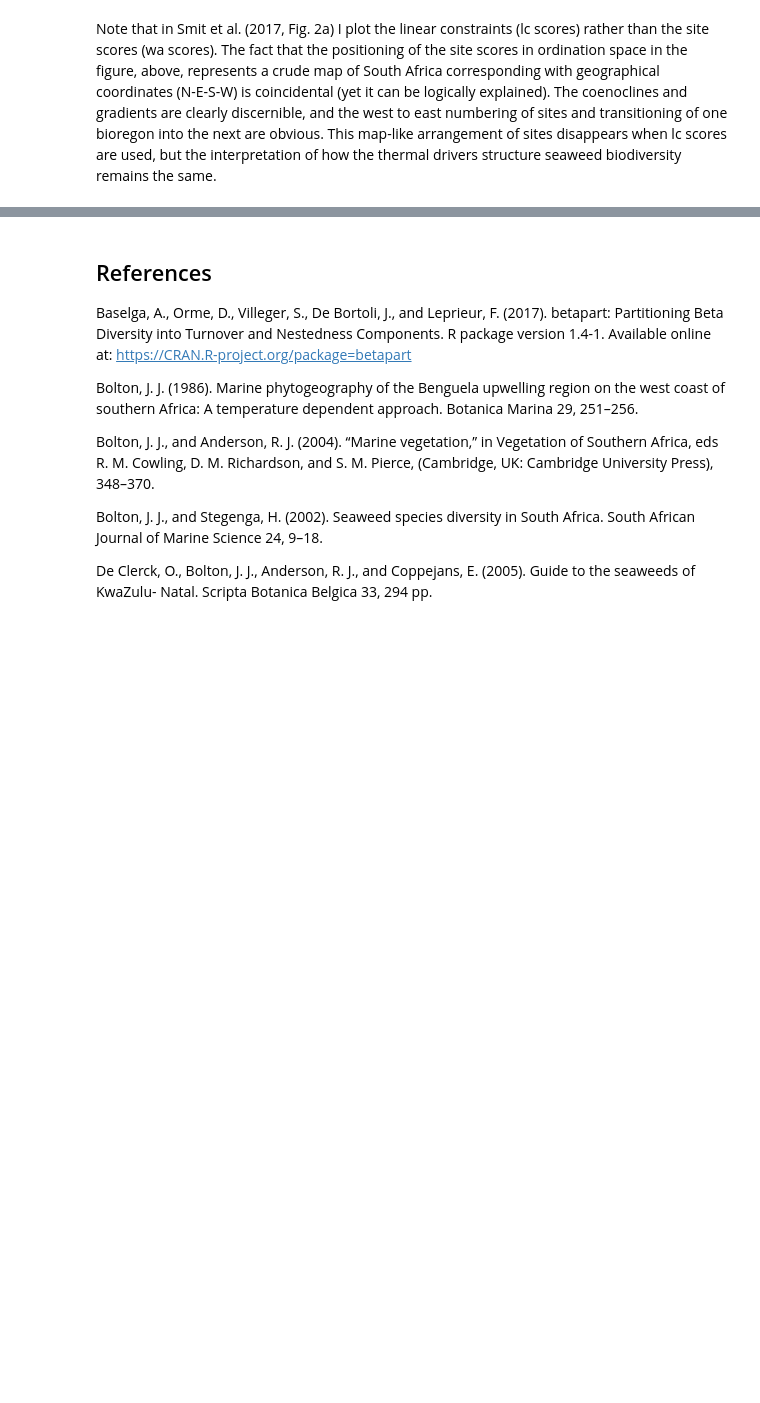
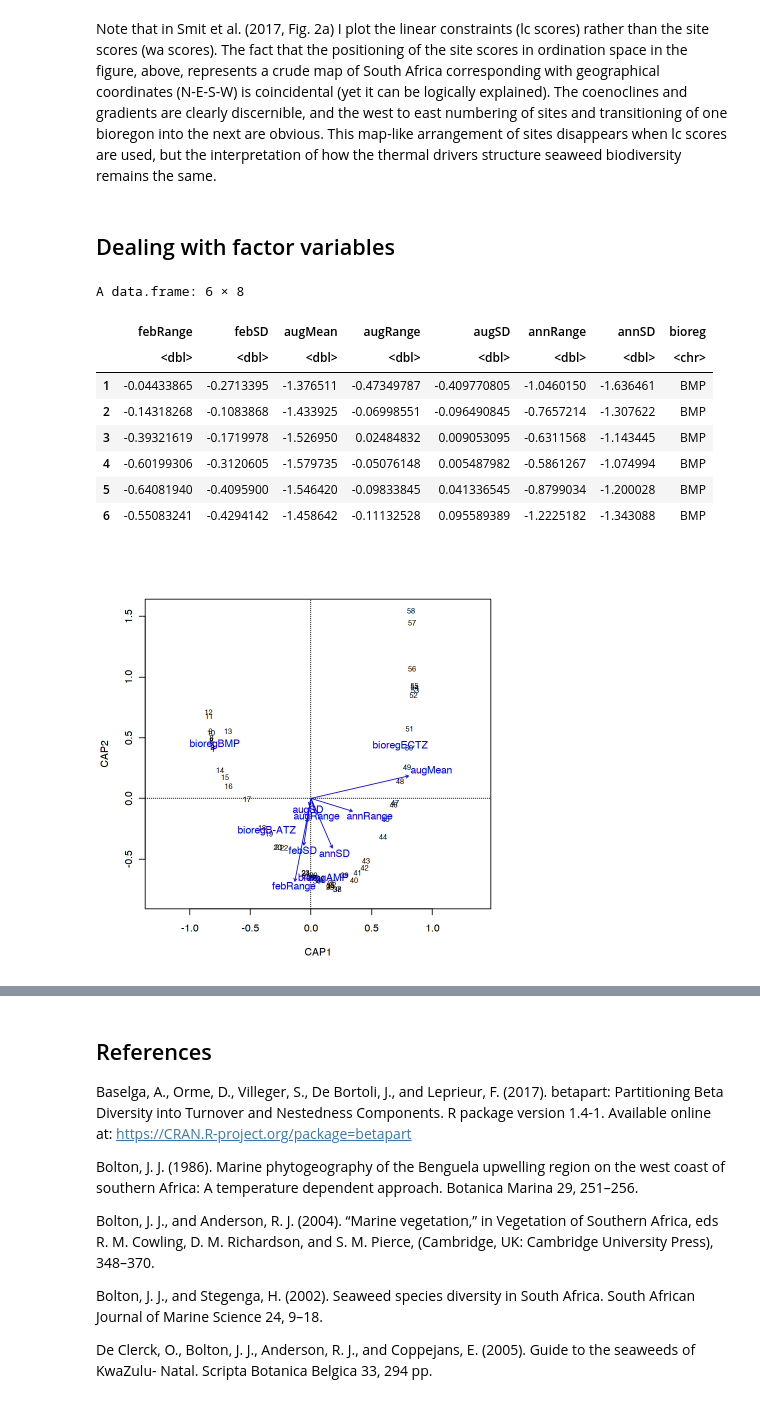
Before and after one commit to ajsmit/Quantitative_Ecology, a Jupyter notebook: jupyter_lab/17-RDA.ipynb, the cells around one changed output, grey strips where cells are left out. Saved outputs shown, nothing was run; the diff lists cells and outputs as text; code cells hidden in the pictures; blank space fills up the shorter version.

Commit message:
Add factor constraints.

```diff
--- a/jupyter_lab/17-RDA.ipynb
+++ b/jupyter_lab/17-RDA.ipynb
@@ -304,3 +321,23 @@ ggplot(data = site_scores, aes(x, y, colour = Bioregion)) +
 [figure]
 # %% [markdown]
 Note that in Smit et al. (2017, Fig. 2a) I plot the linear constraints (lc scores) rather than the site scores (wa scores). The fact that the positioning of the site scores in ordination space in the figure, above, represents a crude map of South Africa corresponding with geographical coordinates (N-E-S-W) is coincidental (yet it can be logically explained). The coenoclines and gradients are clearly discernible, and the west to east numbering of sites and transitioning of one bioregon into the next are obvious. This map-like arrangement of sites disappears when lc scores are used, but the interpretation of how the thermal drivers structure seaweed biodiversity remains the same.
+# %% [markdown]
+## Dealing with factor variables
+# %%
+E4 <- E3
+# append the bioregs after the thermal vars
+E4$bioreg <- bioreg$bolton
+head(E4)
+rda_cat <- capscale(Y1 ~., E4)
+plot(rda_cat)
+# %% [output]
+A data.frame: 6 × 8
+|  | febRange | febSD | augMean | augRange | augSD | annRange | annSD | bioreg |
+|  | <dbl> | <dbl> | <dbl> | <dbl> | <dbl> | <dbl> | <dbl> | <chr> |
+| 1 | -0.04433865 | -0.2713395 | -1.376511 | -0.47349787 | -0.409770805 | -1.0460150 | -1.636461 | BMP |
+| 2 | -0.14318268 | -0.1083868 | -1.433925 | -0.06998551 | -0.096490845 | -0.7657214 | -1.307622 | BMP |
+| 3 | -0.39321619 | -0.1719978 | -1.526950 | 0.02484832 | 0.009053095 | -0.6311568 | -1.143445 | BMP |
+| 4 | -0.60199306 | -0.3120605 | -1.579735 | -0.05076148 | 0.005487982 | -0.5861267 | -1.074994 | BMP |
+| 5 | -0.64081940 | -0.4095900 | -1.546420 | -0.09833845 | 0.041336545 | -0.8799034 | -1.200028 | BMP |
+| 6 | -0.55083241 | -0.4294142 | -1.458642 | -0.11132528 | 0.095589389 | -1.2225182 | -1.343088 | BMP |
+[figure, added]
```
Also changed, not shown: parts of 6 cells of this notebook, 2 other files.
